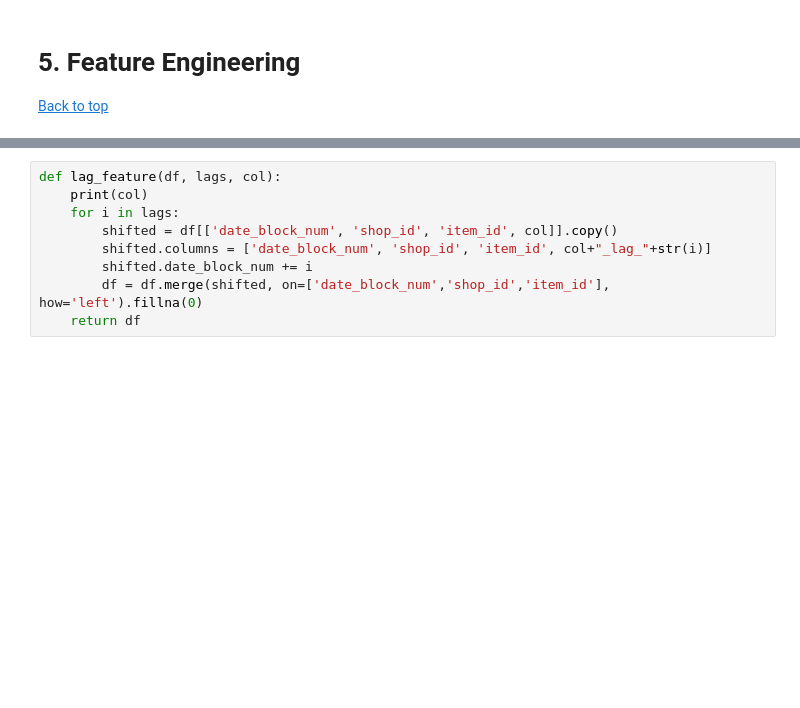
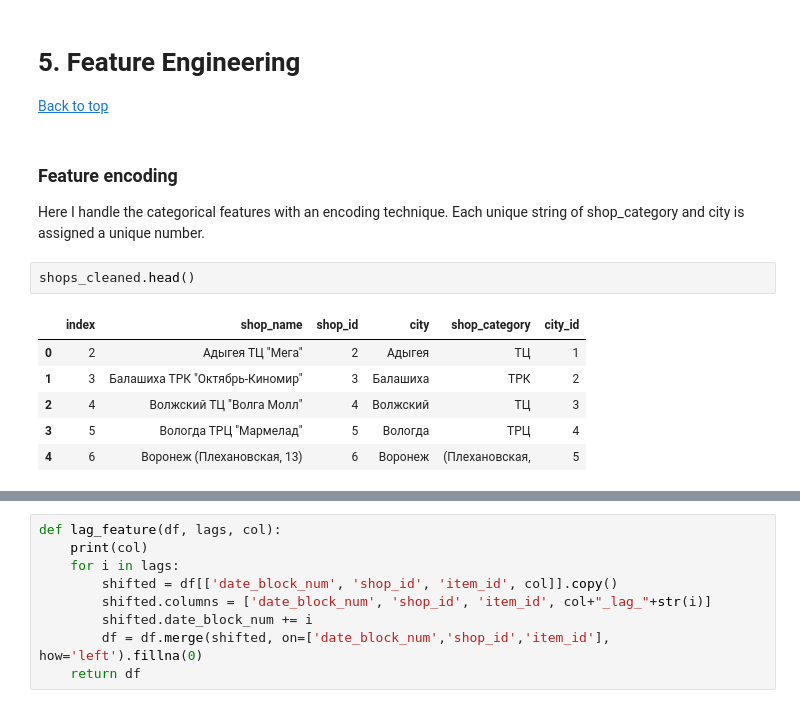
Before and after one commit to ozgekadioglu/Predict_Future_Sales, a Jupyter notebook: PresentableNotebook.ipynb, the cells around one changed output, grey strips where cells are left out. Saved outputs shown, nothing was run; the diff lists cells and outputs as text; blank space fills up the shorter version.

```diff
--- a/PresentableNotebook.ipynb
+++ b/PresentableNotebook.ipynb
@@ -677,3 +751,16 @@ There are 363 item_ids which are present in test set but not in training set. Fo
 # %% [markdown]
 # 5. Feature Engineering<a id='feature_engineering_'></a>
 [Back to top](#table_of_contents)
+# %% [markdown]
+### Feature encoding
+Here I handle the categorical features with an encoding technique.
+Each unique string of shop_category and city is assigned a unique number.
+# %%
+shops_cleaned.head()
+# %% [output]
+|  | index | shop_name | shop_id | city | shop_category | city_id |
+| 0 | 2 | Адыгея ТЦ "Мега" | 2 | Адыгея | ТЦ | 1 |
+| 1 | 3 | Балашиха ТРК "Октябрь-Киномир" | 3 | Балашиха | ТРК | 2 |
+| 2 | 4 | Волжский ТЦ "Волга Молл" | 4 | Волжский | ТЦ | 3 |
+| 3 | 5 | Вологда ТРЦ "Мармелад" | 5 | Вологда | ТРЦ | 4 |
+| 4 | 6 | Воронеж (Плехановская, 13) | 6 | Воронеж | (Плехановская, | 5 |
```
Also changed, not shown: parts of 38 cells of this notebook.
